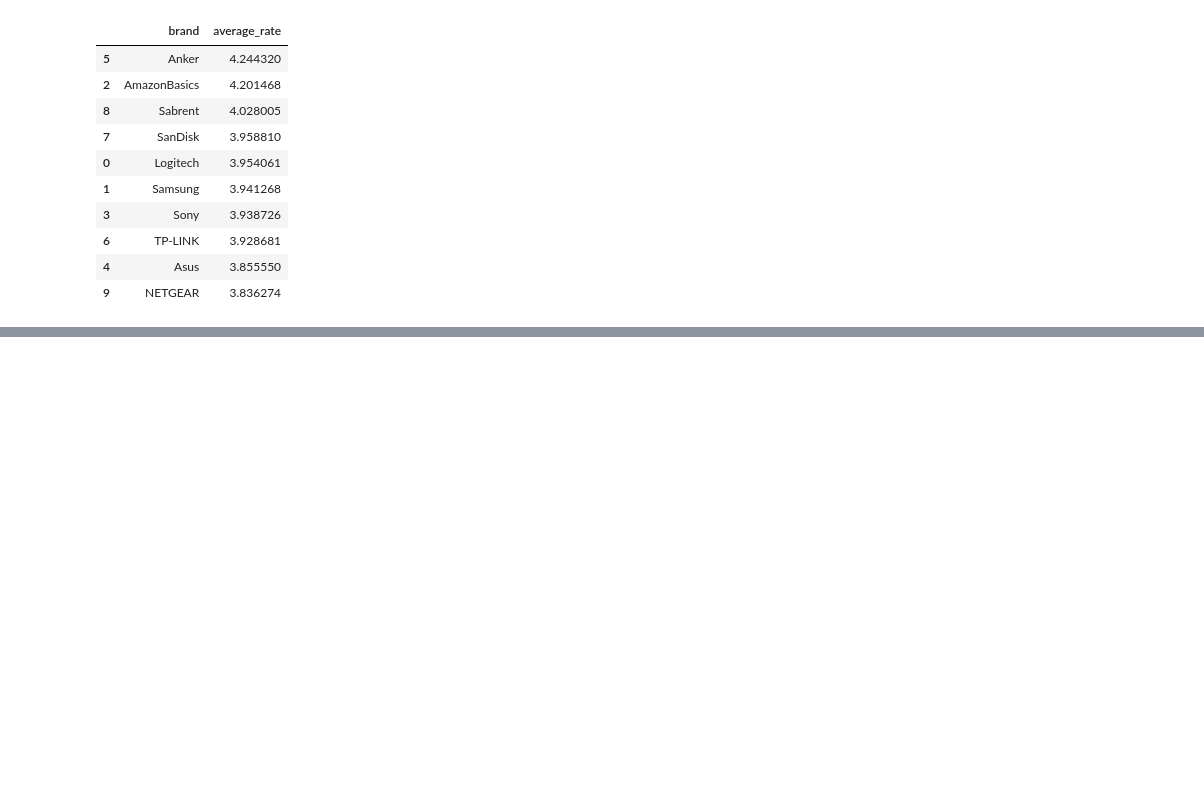
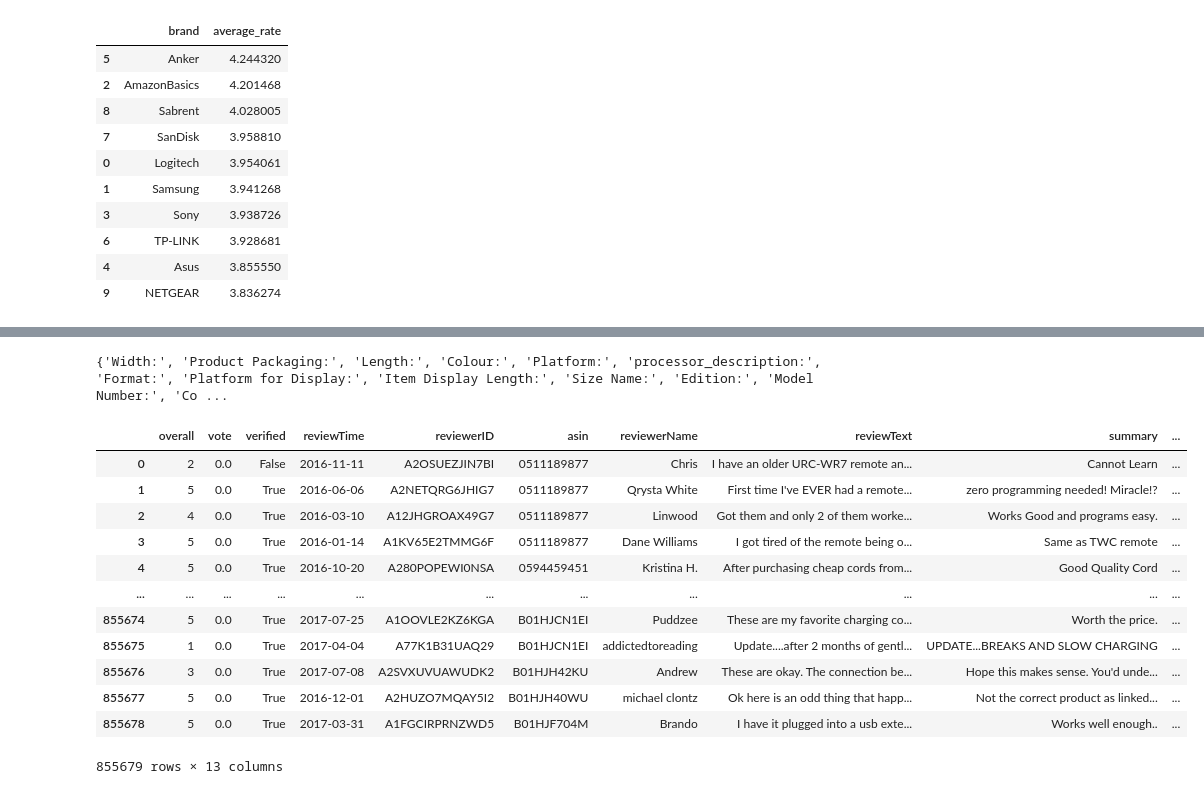
Before and after one commit to Mahdias1383/custom_NLP, a Jupyter notebook: Part 2/Part2.ipynb, the cells around one changed output, grey strips where cells are left out. Drawn from its saved outputs; the diff is of its cells as text; code cells hidden in the pictures; blank space fills up the shorter version.

```diff
--- a/Part 2/Part2.ipynb
+++ b/Part 2/Part2.ipynb
@@ -238,0 +305,35 @@ top_10_avg[['brand', 'average_rate']].head(10)
+# %%
+# style :
+import ast
+# it is very unlikely for style to have impact on rating, but we have to consider keeping it
+# so wse check some important factors
+#if we have too many unique values, style cannot be much helpful and will not have high correlation with other features
+
+
+# Converting style intto dictionary format
+train['style_dict'] = train['style'].dropna().apply(lambda x: ast.literal_eval(x) if isinstance(x, str) else x)
+
+#extracting attributes
+unique_style_attributes = set()
+train['style_dict'].dropna().apply(lambda x: unique_style_attributes.update(x.keys()))
+print(unique_style_attributes)
+
+
+# since we have too many unrelated attributes for style, we drop it from train
+train=train.drop(['style','style_dict'],axis=1)
+train
+# %% [output]
+{'Width:', 'Product Packaging:', 'Length:', 'Colour:', 'Platform:', 'processor_description:', 'Format:', 'Platform for Display:', 'Item Display Length:', 'Size Name:', 'Edition:', 'Model Number:', 'Co ...
+|  | overall | vote | verified | reviewTime | reviewerID | asin | reviewerName | reviewText | summary | ... |
+| 0 | 2 | 0.0 | False | 2016-11-11 | A2OSUEZJIN7BI | 0511189877 | Chris | I have an older URC-WR7 remote an... | Cannot Learn | ... |
+| 1 | 5 | 0.0 | True | 2016-06-06 | A2NETQRG6JHIG7 | 0511189877 | Qrysta White | First time I've EVER had a remote... | zero programming needed! Miracle!? | ... |
+| 2 | 4 | 0.0 | True | 2016-03-10 | A12JHGROAX49G7 | 0511189877 | Linwood | Got them and only 2 of them worke... | Works Good and programs easy. | ... |
+| 3 | 5 | 0.0 | True | 2016-01-14 | A1KV65E2TMMG6F | 0511189877 | Dane Williams | I got tired of the remote being o... | Same as TWC remote | ... |
+| 4 | 5 | 0.0 | True | 2016-10-20 | A280POPEWI0NSA | 0594459451 | Kristina H. | After purchasing cheap cords from... | Good Quality Cord | ... |
+| ... | ... | ... | ... | ... | ... | ... | ... | ... | ... | ... |
+| 855674 | 5 | 0.0 | True | 2017-07-25 | A1OOVLE2KZ6KGA | B01HJCN1EI | Puddzee | These are my favorite charging co... | Worth the price. | ... |
+| 855675 | 1 | 0.0 | True | 2017-04-04 | A77K1B31UAQ29 | B01HJCN1EI | addictedtoreading | Update....after 2 months of gentl... | UPDATE...BREAKS AND SLOW CHARGING | ... |
+| 855676 | 3 | 0.0 | True | 2017-07-08 | A2SVXUVUAWUDK2 | B01HJH42KU | Andrew | These are okay. The connection be... | Hope this makes sense. You'd unde... | ... |
+| 855677 | 5 | 0.0 | True | 2016-12-01 | A2HUZO7MQAY5I2 | B01HJH40WU | michael clontz | Ok here is an odd thing that happ... | Not the correct product as linked... | ... |
+| 855678 | 5 | 0.0 | True | 2017-03-31 | A1FGCIRPRNZWD5 | B01HJF704M | Brando | I have it plugged into a usb exte... | Works well enough.. | ... |
+855679 rows × 13 columns
```
Also changed, not shown: parts of 19 cells of this notebook.
